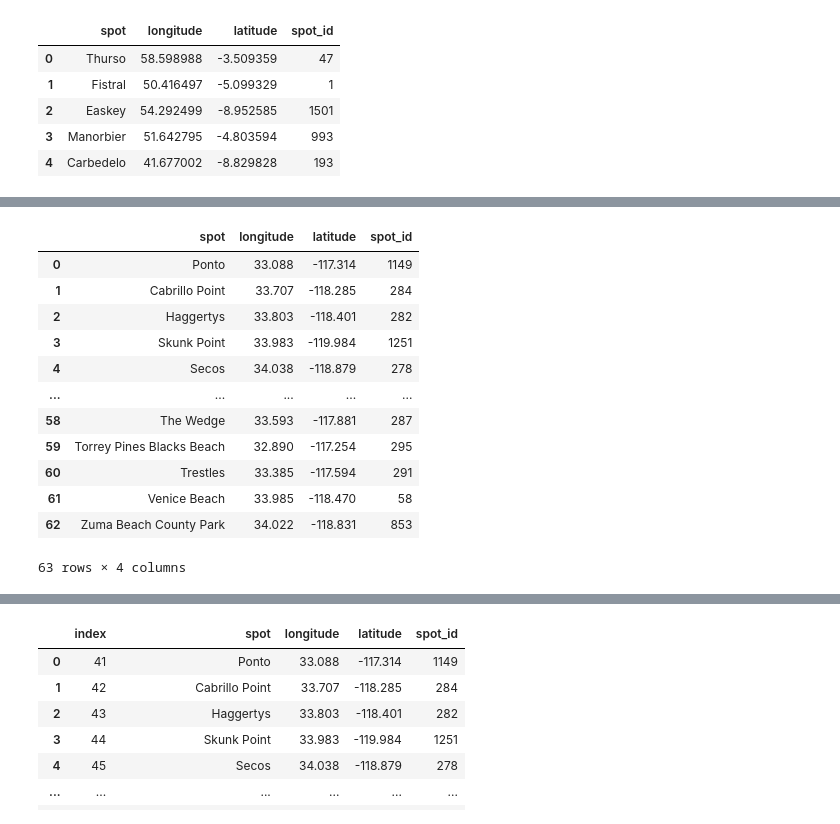
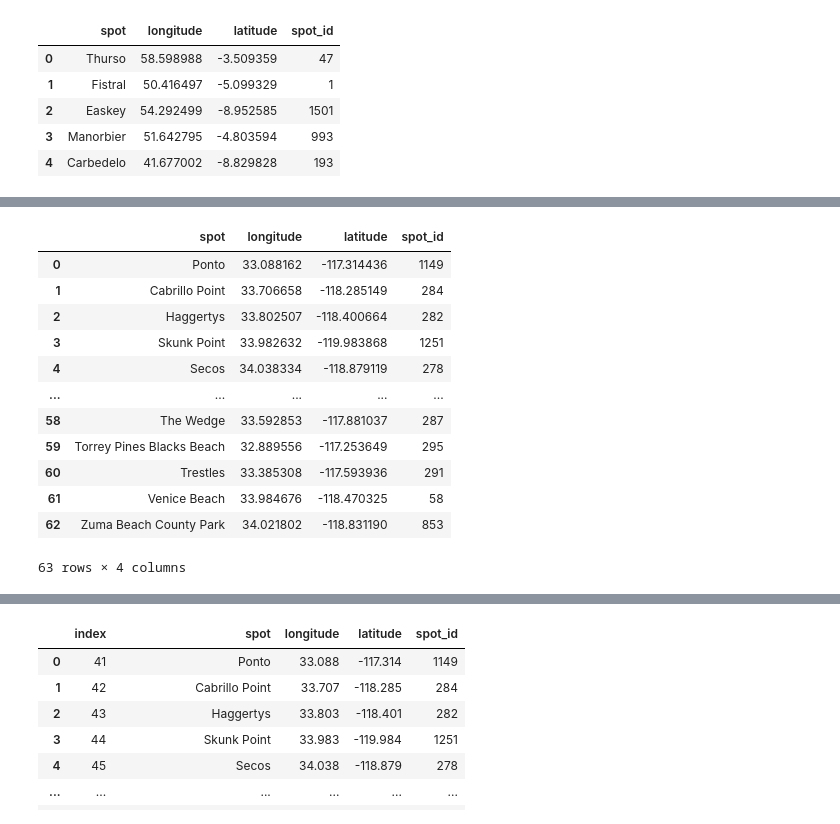
Before and after one commit to TommyHvidhyld/Best_Surfs, a Jupyter notebook: Surf.ipynb, the cells around one changed output, grey strips where cells are left out. Cells and saved outputs as stored; diff of their text form; code cells hidden in the pictures.

```diff
--- a/Surf.ipynb
+++ b/Surf.ipynb
@@ -33,17 +20,17 @@ surf_cali.reset_index(drop=True)
 # %%
-surf_cali4 = surf_cali.loc[(surf_cali['latitude']> -123) & (surf_cali['latitude']< -113)]
-surf_cali4.reset_index(drop=True)
+surf_cali_df = surf_cali.loc[(surf_cali['latitude']> -123) & (surf_cali['latitude']< -113)]
+surf_cali_df.reset_index(drop=True)
 # %% [output]
 |  | spot | longitude | latitude | spot_id |
-| 0 | Ponto | 33.088 | -117.314 | 1149 |
-| 1 | Cabrillo Point | 33.707 | -118.285 | 284 |
-| 2 | Haggertys | 33.803 | -118.401 | 282 |
-| 3 | Skunk Point | 33.983 | -119.984 | 1251 |
-| 4 | Secos | 34.038 | -118.879 | 278 |
+| 0 | Ponto | 33.088162 | -117.314436 | 1149 |
+| 1 | Cabrillo Point | 33.706658 | -118.285149 | 284 |
+| 2 | Haggertys | 33.802507 | -118.400664 | 282 |
+| 3 | Skunk Point | 33.982632 | -119.983868 | 1251 |
+| 4 | Secos | 34.038334 | -118.879119 | 278 |
 | ... | ... | ... | ... | ... |
-| 58 | The Wedge | 33.593 | -117.881 | 287 |
-| 59 | Torrey Pines Blacks Beach | 32.890 | -117.254 | 295 |
-| 60 | Trestles | 33.385 | -117.594 | 291 |
-| 61 | Venice Beach | 33.985 | -118.470 | 58 |
-| 62 | Zuma Beach County Park | 34.022 | -118.831 | 853 |
+| 58 | The Wedge | 33.592853 | -117.881037 | 287 |
+| 59 | Torrey Pines Blacks Beach | 32.889556 | -117.253649 | 295 |
+| 60 | Trestles | 33.385308 | -117.593936 | 291 |
+| 61 | Venice Beach | 33.984676 | -118.470325 | 58 |
+| 62 | Zuma Beach County Park | 34.021802 | -118.831190 | 853 |
 63 rows × 4 columns
```
Also changed, not shown: parts of 28 cells of this notebook.
